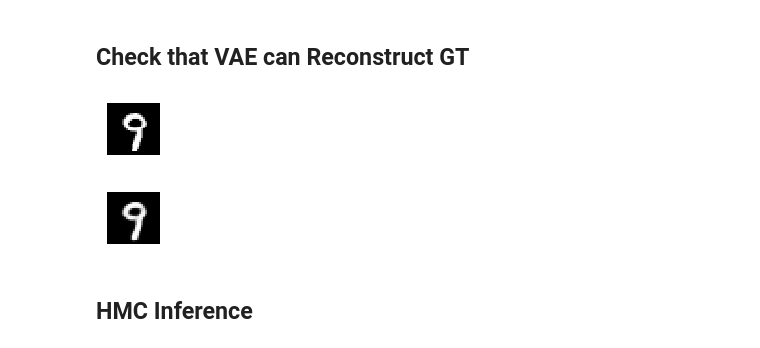
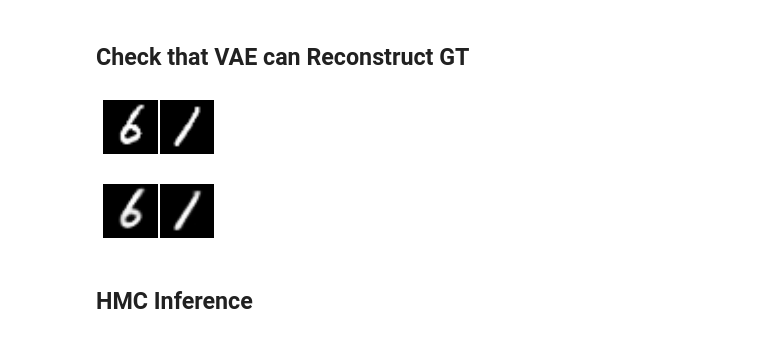
Before and after one commit to shenkev/Exact-Inference-VAE-Robustness, a Jupyter notebook: hmc_vae.ipynb, the cells around one changed output. Drawn from its saved outputs; the diff is of its cells as text; code cells hidden in the pictures.

```diff
--- a/hmc_vae.ipynb
+++ b/hmc_vae.ipynb
@@ -154,15 +154,15 @@ Loss: 110.5
 # %%
 plt.close('all')
 %matplotlib inline
 
-num_checks = 1
+num_checks = 2
 x_gt, _ = mnist.train.next_batch(num_checks)
 plot(x_gt)
 plot(P(Q(x_gt)[0])[0].eval())
 _ = 1 # prevent repeated plot in jupyter
 # %% [output]
-[figure, old version]
+[figure, new version]
-[figure, old version]
+[figure, new version]
 # %%
 def init_uninited_vars():
     unint_vars = []
```
Also changed, not shown: parts of 15 cells of this notebook.
